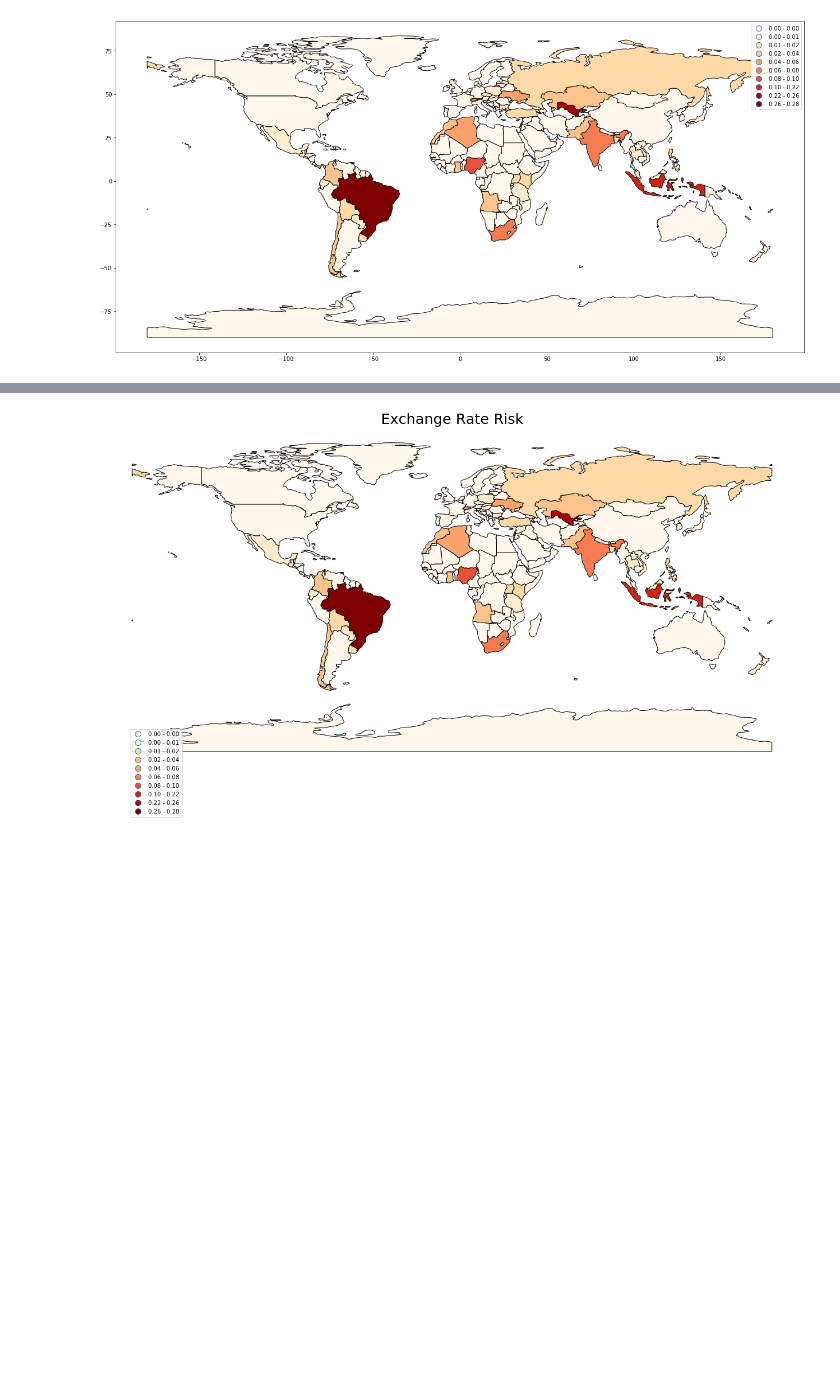
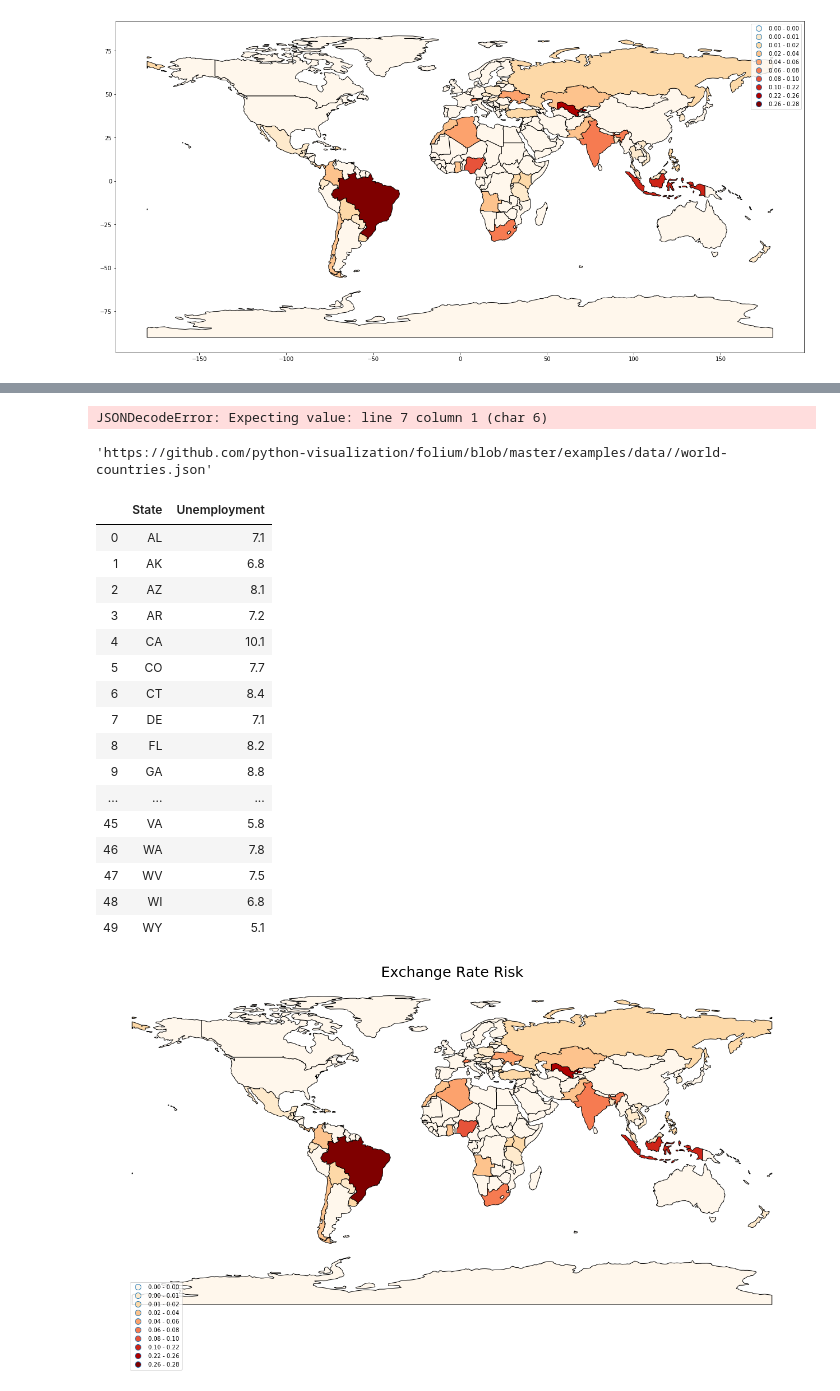
Before and after one commit to Walras-data/countryrisk, a Jupyter notebook: Exchange Risk Watchlist.ipynb, the cells around one changed output, grey strips where cells are left out. Saved outputs shown, nothing was run; the diff lists cells and outputs as text; code cells hidden in the pictures; blank space fills up the shorter version.

```diff
--- a/Exchange Risk Watchlist.ipynb
+++ b/Exchange Risk Watchlist.ipynb
@@ -120,3 +154,57 @@ ax = world2.plot(column='pred', cmap = 'OrRd', edgecolor= 'black' ,figsize=(22,1
+# %%
+import pandas as pd
+import os
+
+world_geo = os.path.join('https://github.com/python-visualization/folium/blob/master/examples/data/world-countries.json')
+
+m = folium.Map(location=[48, -102], zoom_start=3)
+
+folium.Choropleth(
+    geo_data=world_geo,
+    name='choropleth',
+    data=cloropleth,
+    columns=['iso_a3', 'pred'],
+    key_on='feature.properties.name',
+    fill_color='YlGn',
+    fill_opacity=0.7,
+    line_opacity=0.2,
+    legend_name='ExchangeRateRisk'
+).add_to(m)
+
+folium.LayerControl().add_to(m)
+
+m
+# %% [output]
+JSONDecodeError: Expecting value: line 7 column 1 (char 6)
+# %%
+import pandas as pd
+import os
+
+url = 'https://github.com/python-visualization/folium/blob/master/examples/data/'
+world_geo = f'{url}/world-countries.json'
+world_geo
+# %% [output]
+'https://github.com/python-visualization/folium/blob/master/examples/data//world-countries.json'
+# %%
+state_data
+# %% [output]
+|  | State | Unemployment |
+| 0 | AL | 7.1 |
+| 1 | AK | 6.8 |
+| 2 | AZ | 8.1 |
+| 3 | AR | 7.2 |
+| 4 | CA | 10.1 |
+| 5 | CO | 7.7 |
+| 6 | CT | 8.4 |
+| 7 | DE | 7.1 |
+| 8 | FL | 8.2 |
+| 9 | GA | 8.8 |
+| ... | ... | ... |
+| 45 | VA | 5.8 |
+| 46 | WA | 7.8 |
+| 47 | WV | 7.5 |
+| 48 | WI | 6.8 |
+| 49 | WY | 5.1 |
 # %%
 #add title to the map
 ax.set_title('Exchange Rate Risk', fontdict=
```
Also changed, not shown: parts of 6 cells of this notebook, 4 other files.
